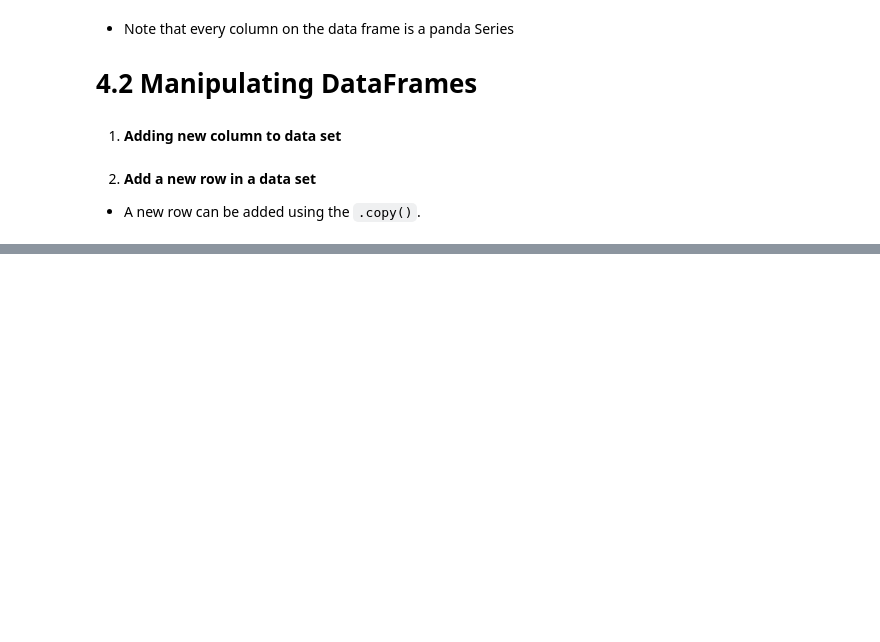
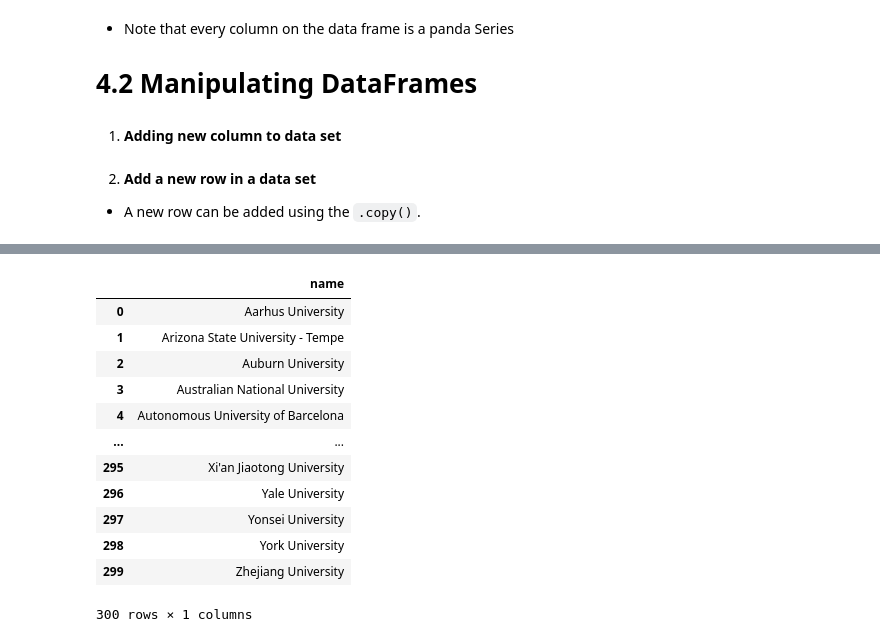
Before and after one commit to kolynzb/ML-tutor, a Jupyter notebook: MIT_GL/0x00-week_1/0x00-packages/pandas.ipynb, the cells around one changed output, grey strips where cells are left out. Cells and saved outputs as stored; diff of their text form; code cells hidden in the pictures; blank space fills up the shorter version.

```diff
--- a/MIT_GL/0x00-week_1/0x00-packages/pandas.ipynb
+++ b/MIT_GL/0x00-week_1/0x00-packages/pandas.ipynb
@@ -466,0 +539,17 @@ we shall work on the BMI data-set
+# %%
+# Select 2  columns
+data.iloc[:,0:1]
+# %% [output]
+|  | name |
+| 0 | Aarhus University |
+| 1 | Arizona State University - Tempe |
+| 2 | Auburn University |
+| 3 | Australian National University |
+| 4 | Autonomous University of Barcelona |
+| ... | ... |
+| 295 | Xi'an Jiaotong University |
+| 296 | Yale University |
+| 297 | Yonsei University |
+| 298 | York University |
+| 299 | Zhejiang University |
+300 rows × 1 columns
```
Also changed, not shown: parts of 12 cells of this notebook.
